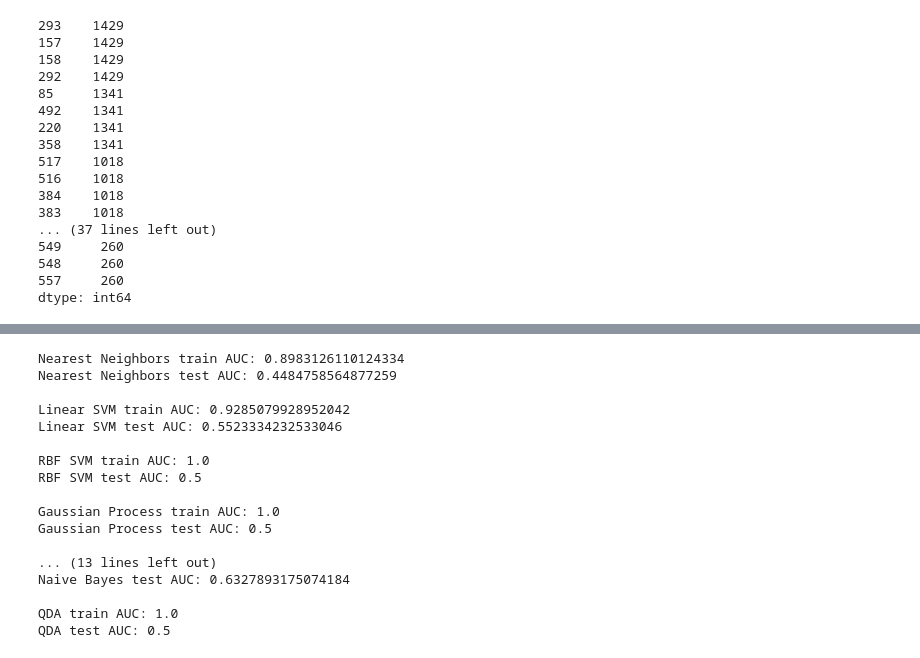
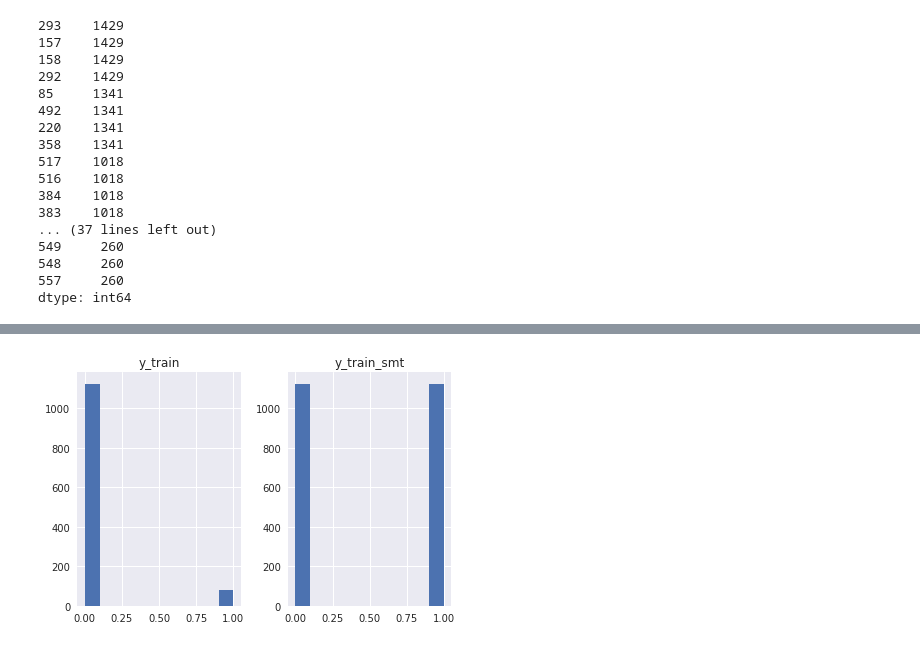
Before and after one commit to stephenleo87/uci-semicon, a Jupyter notebook: Labels_Prediction.ipynb, the cells around one changed output, grey strips where cells are left out. Saved outputs shown, nothing was run; the diff lists cells and outputs as text; code cells hidden in the pictures.

```diff
--- a/Labels_Prediction.ipynb
+++ b/Labels_Prediction.ipynb
@@ -104,0 +108,2 @@ X_train, y_train, X_test, y_test shapes: (1208, 590), (1208,), (359, 590), (359,
+# %%
+X_train, y_train, X_test, y_test = train_test_split(data_df, labels_df, '2008-10-01')
@@ -118,5 +154,7 @@ from imblearn.over_sampling import SMOTE
 # %%
-imp = SimpleImputer(strategy='mean')
+from sklearn.preprocessing import Imputer
+
+imp = Imputer(strategy='mean')
 imp = imp.fit(X_train)
 
 X_train_imp = imp.transform(X_train)
@@ -140,9 +161,0 @@ classifiers = [
-# %%
-for name, clf in zip(names, classifiers):
-    clf.fit(X_train_imp, y_train)
-    y_pred = clf.predict(X_train_imp)
-    fpr, tpr, thresholds = metrics.roc_curve(y_train, y_pred)
-    print('{} train AUC: {}'.format(name, metrics.auc(fpr, tpr)))
-    y_pred = clf.predict(X_test_imp)
-    fpr, tpr, thresholds = metrics.roc_curve(y_test, y_pred)
-    print('{} test AUC: {}\n'.format(name, metrics.auc(fpr, tpr)))
@@ -178,27 +198,10 @@ plt.hist(y_train_smt)
-# %%
-for name, clf in zip(names, classifiers):
-    clf.fit(X_train_imp_smt, y_train_smt)
-    y_pred = clf.predict(X_train_imp_smt)
-    fpr, tpr, thresholds = metrics.roc_curve(y_train_smt, y_pred)
-    print('{} train AUC: {}'.format(name, metrics.auc(fpr, tpr)))
-    y_pred = clf.predict(X_test_imp)
-    fpr, tpr, thresholds = metrics.roc_curve(y_test, y_pred)
-    print('{} test AUC: {}\n'.format(name, metrics.auc(fpr, tpr)))
-# %% [output]
-Nearest Neighbors train AUC: 0.8983126110124334
-Nearest Neighbors test AUC: 0.4484758564877259
-
-Linear SVM train AUC: 0.9285079928952042
-Linear SVM test AUC: 0.5523334232533046
-
-RBF SVM train AUC: 1.0
-RBF SVM test AUC: 0.5
-
-Gaussian Process train AUC: 1.0
-Gaussian Process test AUC: 0.5
-
-... (13 lines left out)
-Naive Bayes test AUC: 0.6327893175074184
-
-QDA train AUC: 1.0
-QDA test AUC: 0.5
+# %%
+plt.subplot(1,2,1)
+plt.hist(y_train)
+plt.title('y_train')
+plt.subplot(1,2,2)
+plt.hist(y_train_smt)
+plt.title('y_train_smt')
+plt.tight_layout();
+# %% [output]
+[figure, added]
```
Also changed, not shown: parts of 26 cells of this notebook, 4 other files.
